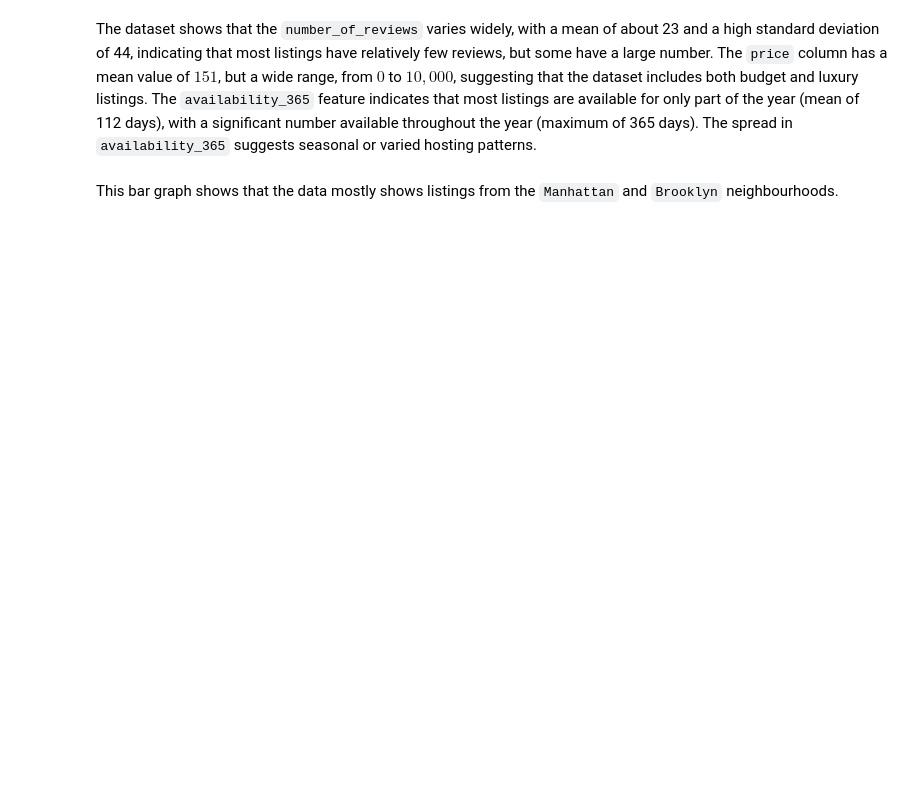
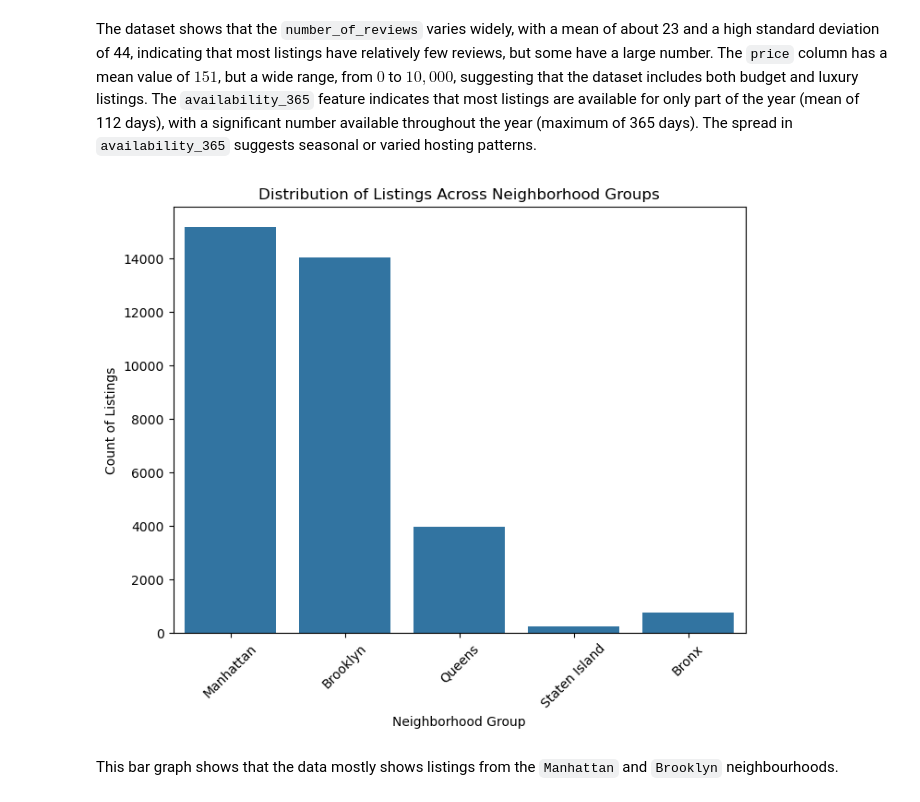
Before and after one commit to alantensor/hw5, a Jupyter notebook: hw5.ipynb, the cells around one changed output. Drawn from its saved outputs; the diff is of its cells as text; code cells hidden in the pictures; blank space fills up the shorter version.

```diff
--- a/hw5.ipynb
+++ b/hw5.ipynb
@@ -225,14 +278,16 @@ Since this is a regression problem, I will pick MSE and R-Squared as my assessme
 # %% [markdown]
 The dataset shows that the `number_of_reviews` varies widely, with a mean of about 23 and a high standard deviation of 44, indicating that most listings have relatively few reviews, but some have a large number. The `price` column has a mean value of $151$, but a wide range, from $0$ to $10,000$, suggesting that the dataset includes both budget and luxury listings. The `availability_365` feature indicates that most listings are available for only part of the year (mean of 112 days), with a significant number available throughout the year (maximum of 365 days). The spread in `availability_365` suggests seasonal or varied hosting patterns.
 # %%
-# # Plot the neighbourhood_group distribution
-# plt.figure(figsize=(8, 6))
-# sns.countplot(x=X_train['neighbourhood_group'], data=X_train)
-# plt.title('Distribution of Listings Across Neighborhood Groups')
-# plt.xlabel('Neighborhood Group')
-# plt.ylabel('Count of Listings')
-# plt.xticks(rotation=45)
-# plt.show()
+# Plot the neighbourhood_group distribution
+plt.figure(figsize=(8, 6))
+sns.countplot(x=train_df['neighbourhood_group'], data=train_df)
+plt.title('Distribution of Listings Across Neighborhood Groups')
+plt.xlabel('Neighborhood Group')
+plt.ylabel('Count of Listings')
+plt.xticks(rotation=45)
+plt.show()
+# %% [output]
+[figure, added]
 # %% [markdown]
 This bar graph shows that the data mostly shows listings from the `Manhattan` and `Brooklyn` neighbourhoods.
 # %%
```
Also changed, not shown: parts of 24 cells of this notebook, 1 other file.
